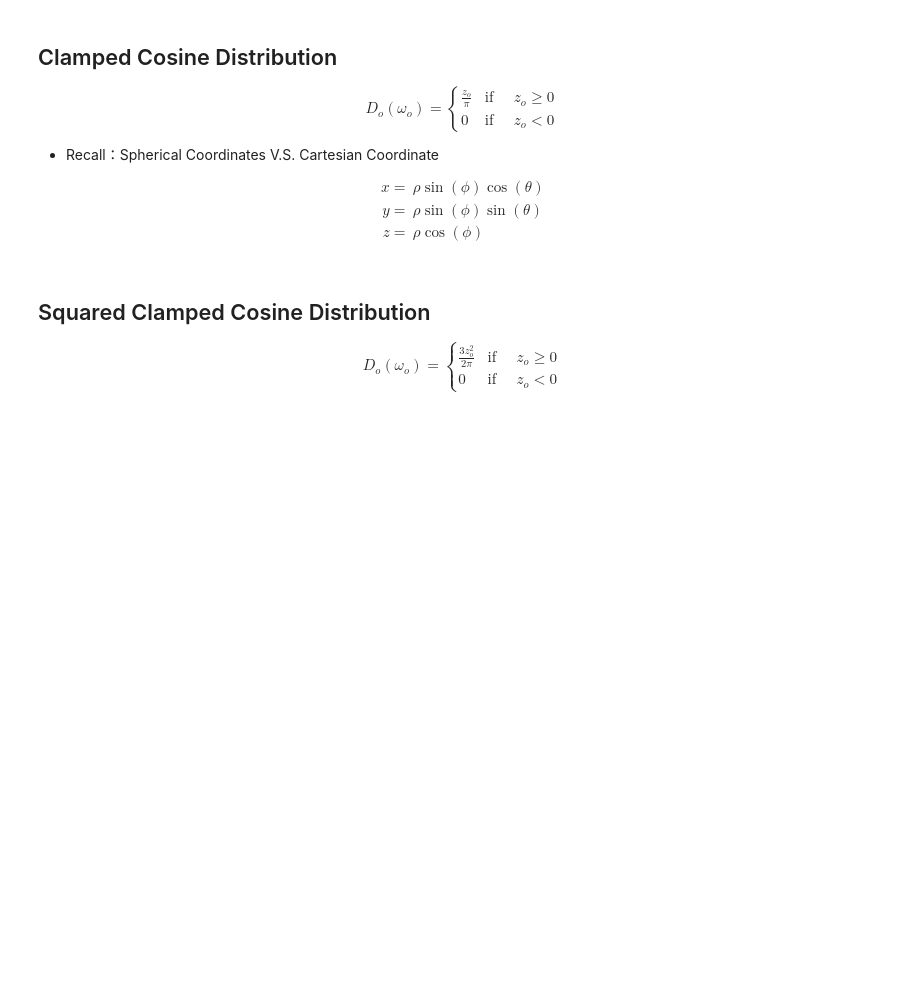
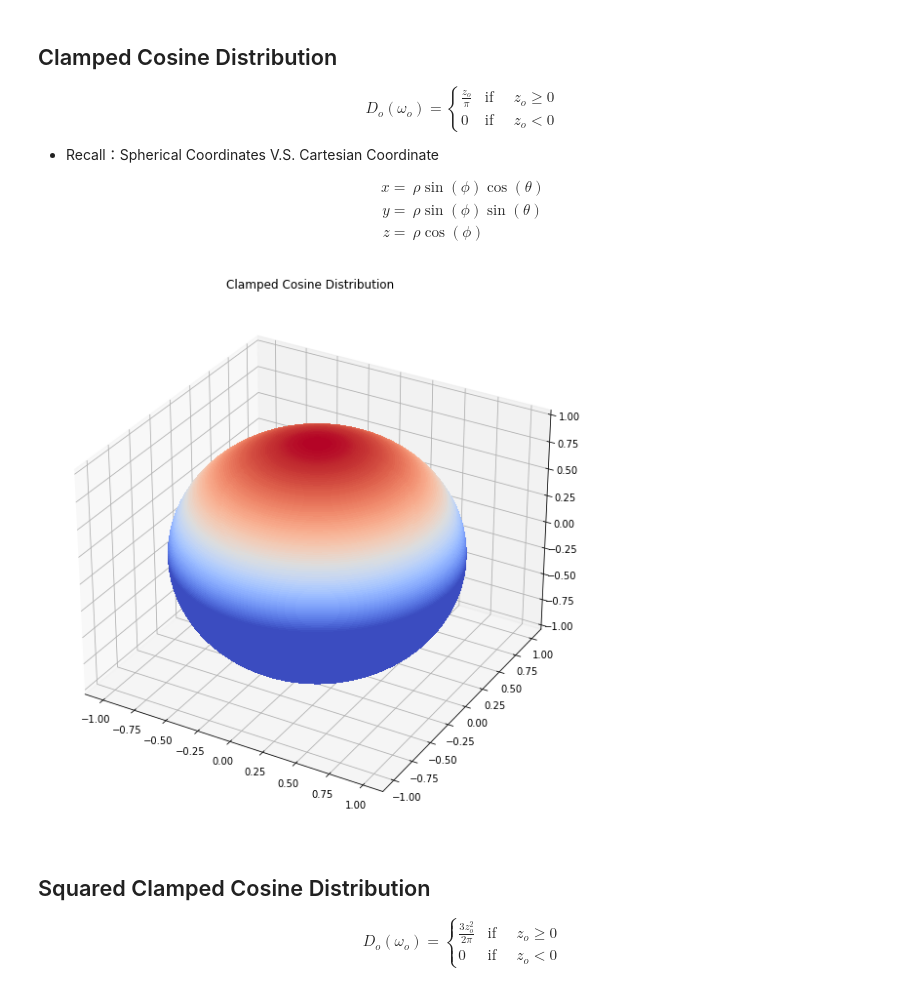
Before and after one commit to neil3d/math_viz, a Jupyter notebook: docs/spherical_distributions.ipynb, the cells around one changed output. Drawn from its saved outputs; the diff is of its cells as text; code cells hidden in the pictures; blank space fills up the shorter version.

```diff
--- a/docs/spherical_distributions.ipynb
+++ b/docs/spherical_distributions.ipynb
@@ -82,7 +109,11 @@ z =& \rho \cos(\phi)
 $$
 # %%
 def do_clamped_cosine(w):
-    return np.maximum(0, w[3]/pi)
+    return np.maximum(0, w[2]/np.pi)
+# %%
+spherical_plot(do_clamped_cosine,'Clamped Cosine Distribution')
+# %% [output]
+[figure, added]
 # %% [markdown]
 ## Squared Clamped Cosine Distribution
 
```
Also changed, not shown: parts of 7 cells of this notebook.
